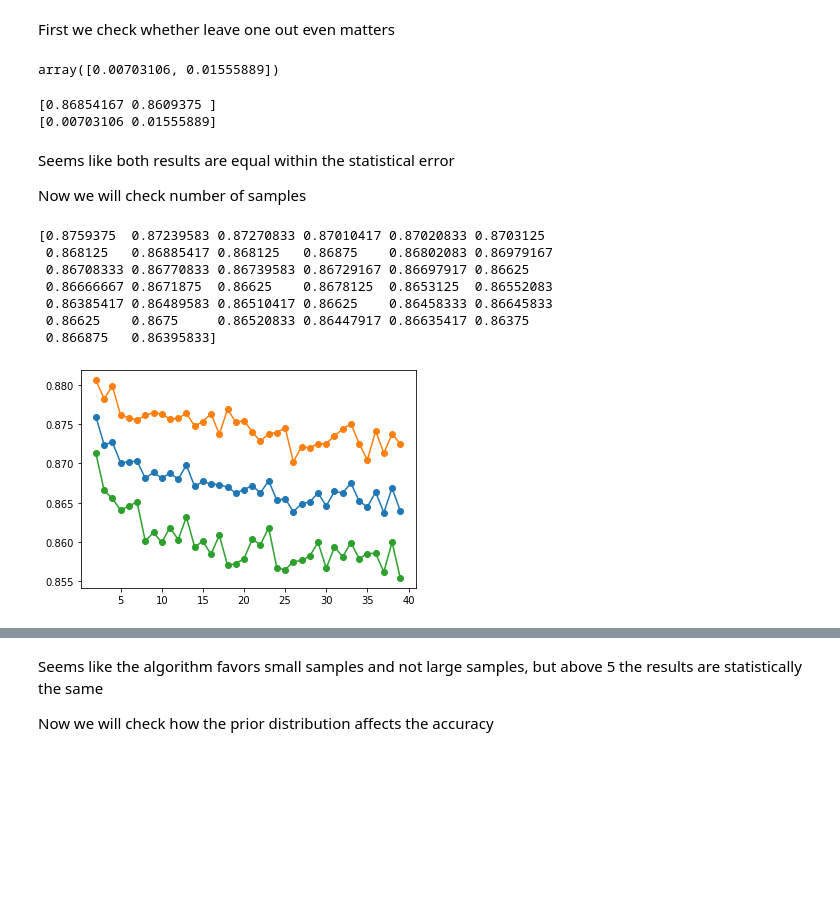
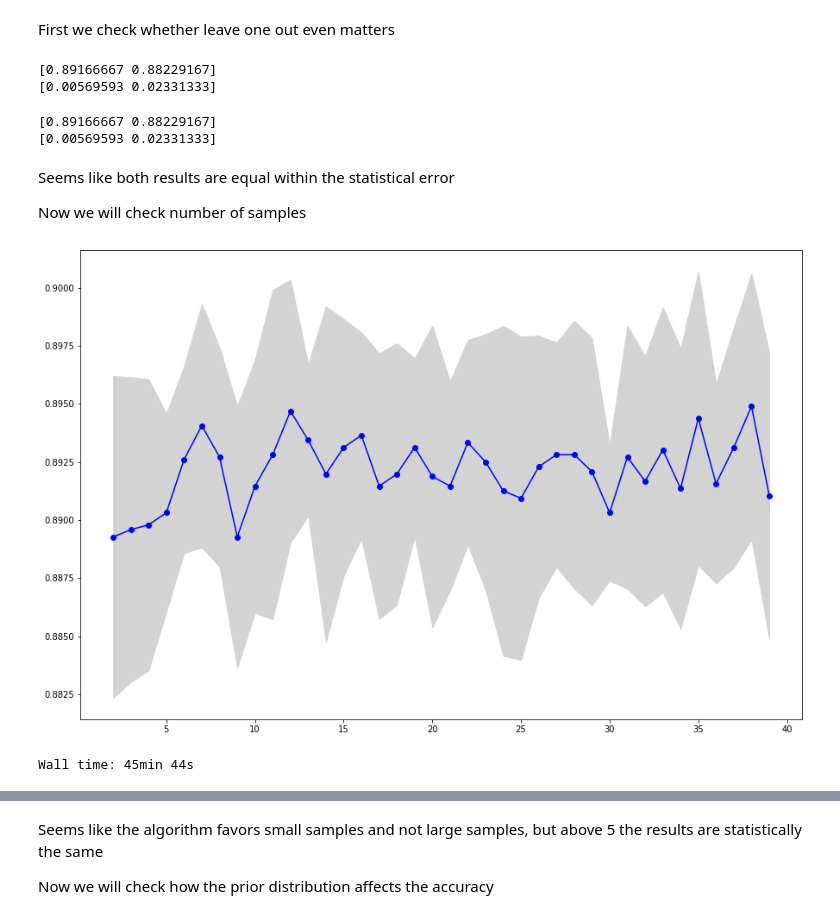
Before and after one commit to mlarionov/machine_learning_POC, a Jupyter notebook: category_encoding/hastie-optuna.ipynb, the cells around one changed output, grey strips where cells are left out. Drawn from its saved outputs; the diff is of its cells as text; code cells hidden in the pictures; blank space fills up the shorter version.

```diff
--- a/category_encoding/hastie-optuna.ipynb
+++ b/category_encoding/hastie-optuna.ipynb
@@ -140,11 +148,11 @@ wrapper_model = EncoderWrapper(pte, model)
 
 param_distribution = {
     'encoder__prior_samples_ratio': LogUniformDistribution(1E-10, 1E-1),
-    'encoder__n_draws': IntUniformDistribution(1,25),
+    'encoder__n_draws': IntUniformDistribution(1,40),
     'encoder__leave_one_out': CategoricalDistribution([False, True]),
     'classifier__max_depth': IntUniformDistribution(5,40),
     'classifier__max_features' : IntUniformDistribution(1,10),
-    'classifier__min_samples_leaf': IntUniformDistribution(1,3)
+    'classifier__min_samples_leaf': IntUniformDistribution(1,10)
 }
 
 
@@ -153,7 +161,7 @@ X_train = pd.DataFrame(X_train, columns=predictors.columns)
 X_test = pd.DataFrame(X_test, columns=predictors.columns)
 
 search = optuna.integration.OptunaSearchCV(wrapper_model, param_distribution,
-                                           cv=5, n_jobs=-1, random_state=514, timeout=30*60, scoring='accuracy')
+                        cv=5, n_jobs=-1, random_state=514, n_trials=None, timeout=90*60, scoring='accuracy')
 
 search.fit(X_train, y_train)
 print("Best parameter (CV score=%0.3f):" % search.best_score_)
@@ -206,13 +221,14 @@ search1.fit(X_train, y_train)
 print(search1.cv_results_['mean_test_score'])
 print(search1.cv_results_['std_test_score'])
 # %% [output]
-array([0.00703106, 0.01555889])
+[0.89166667 0.88229167]
+[0.00569593 0.02331333]
 # %%
 print(search1.cv_results_['mean_test_score'])
 print(search1.cv_results_['std_test_score'])
 # %% [output]
-[0.86854167 0.8609375 ]
-[0.00703106 0.01555889]
+[0.89166667 0.88229167]
+[0.00569593 0.02331333]
 # %% [markdown]
 Seems like both results are equal within the statistical error
 
@@ -220,38 +236,33 @@ Now we will check number of samples
 # %%
 %%time
 X_train, X_test, y_train, y_test = train_test_split(predictors.values, y_h, test_size=0.2, random_state=2834)
 X_train = pd.DataFrame(X_train, columns=predictors.columns)
 X_test = pd.DataFrame(X_test, columns=predictors.columns)
 
 pte = PosteriorImputationEncoderBC(cols=['cat1', 'cat2'],
                                n_draws=search.best_params_['encoder__n_draws'],
                                random_state=2834,
                                prior_samples_ratio=search.best_params_['encoder__prior_samples_ratio'],
                                leave_one_out=search.best_params_['encoder__leave_one_out'])
 model = RandomForestClassifier(n_estimators=400,
                            max_depth=search.best_params_['classifier__max_depth'],
                            max_features=search.best_params_['classifier__max_features'],
                            min_samples_leaf=search.best_params_['classifier__min_samples_leaf'],
                            random_state=2834, n_jobs=-1)
 wrapper_model = EncoderWrapper(pte, model)
 
 param_range = range(2, 40)
 search2 = GridSearchCV(estimator=wrapper_model, param_grid={'encoder__n_draws' : param_range})
 
 search2.fit(X_train, y_train)
 results = search2.cv_results_['mean_test_score']
 
-print(results)
-plt.plot(list(param_range), results, '-o')
-plt.plot(list(param_range), results + search2.cv_results_['std_test_score'] , '-o');
-plt.plot(list(param_range), results - search2.cv_results_['std_test_score'] , '-o');
+
+plt.figure(1, figsize=(15, 10))
+plt.plot(list(param_range), results, 'b-o')
+plt.fill_between(list(param_range), results - search2.cv_results_['std_test_score'],
+                 results + search2.cv_results_['std_test_score'], color='lightgrey')
 plt.show();
 # %% [output]
+[figure, new version]
-[0.8759375  0.87239583 0.87270833 0.87010417 0.87020833 0.8703125
- 0.868125   0.86885417 0.868125   0.86875    0.86802083 0.86979167
- 0.86708333 0.86770833 0.86739583 0.86729167 0.86697917 0.86625
- 0.86666667 0.8671875  0.86625    0.8678125  0.8653125  0.86552083
- 0.86385417 0.86489583 0.86510417 0.86625    0.86458333 0.86645833
- 0.86625    0.8675     0.86520833 0.86447917 0.86635417 0.86375
- 0.866875   0.86395833]
+Wall time: 45min 44s
-[figure, old version]
```
Also changed, not shown: parts of 4 cells of this notebook.
